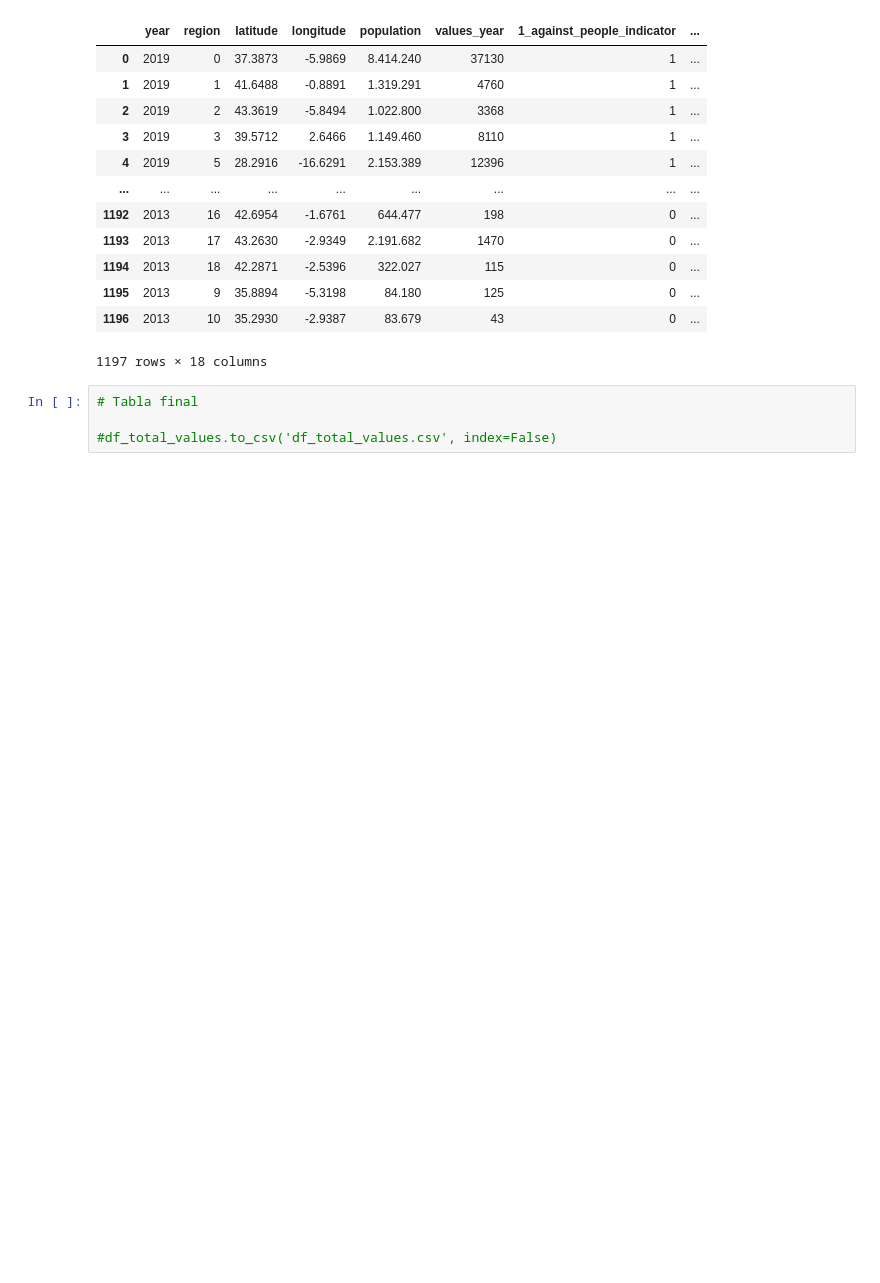
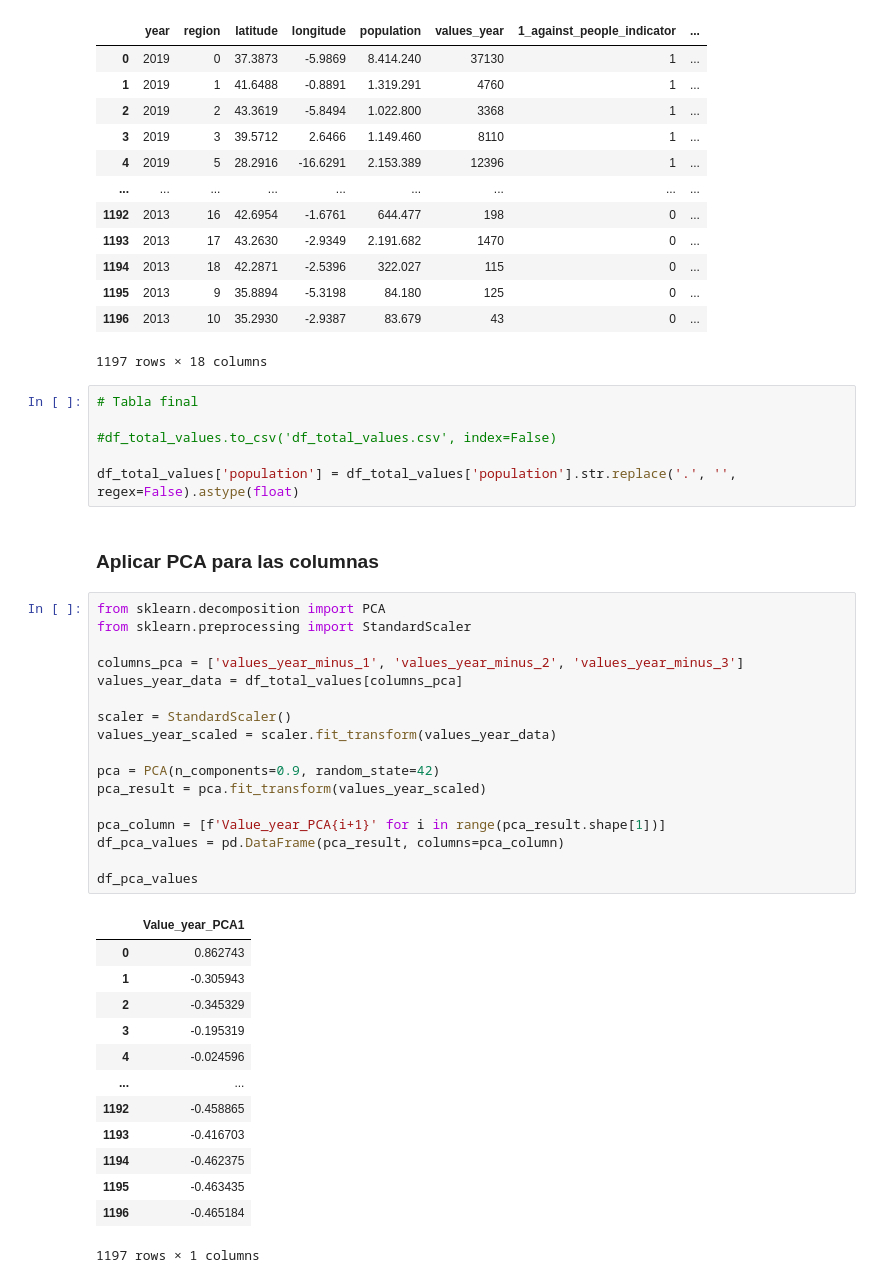
Before and after one commit to ivanalonsom/Project6, a Jupyter notebook: main.ipynb, the cells around one changed output. Saved outputs shown, nothing was run; the diff lists cells and outputs as text; blank space fills up the shorter version.

```diff
--- a/main.ipynb
+++ b/main.ipynb
@@ -199,3 +199,38 @@ df_total_values
 # Tabla final
 
 #df_total_values.to_csv('df_total_values.csv', index=False)
+
+df_total_values['population'] = df_total_values['population'].str.replace('.', '', regex=False).astype(float)
+# %% [markdown]
+### Aplicar PCA para las columnas
+# %%
+from sklearn.decomposition import PCA
+from sklearn.preprocessing import StandardScaler
+
+columns_pca = ['values_year_minus_1', 'values_year_minus_2', 'values_year_minus_3']
+values_year_data = df_total_values[columns_pca]
+
+scaler = StandardScaler()
+values_year_scaled = scaler.fit_transform(values_year_data)
+
+pca = PCA(n_components=0.9, random_state=42)
+pca_result = pca.fit_transform(values_year_scaled)
+
+pca_column = [f'Value_year_PCA{i+1}' for i in range(pca_result.shape[1])]
+df_pca_values = pd.DataFrame(pca_result, columns=pca_column)
+
+df_pca_values
+# %% [output]
+|  | Value_year_PCA1 |
+| 0 | 0.862743 |
+| 1 | -0.305943 |
+| 2 | -0.345329 |
+| 3 | -0.195319 |
+| 4 | -0.024596 |
+| ... | ... |
+| 1192 | -0.458865 |
+| 1193 | -0.416703 |
+| 1194 | -0.462375 |
+| 1195 | -0.463435 |
+| 1196 | -0.465184 |
+1197 rows × 1 columns
```
Also changed, not shown: parts of 14 cells of this notebook, 1 other file.
